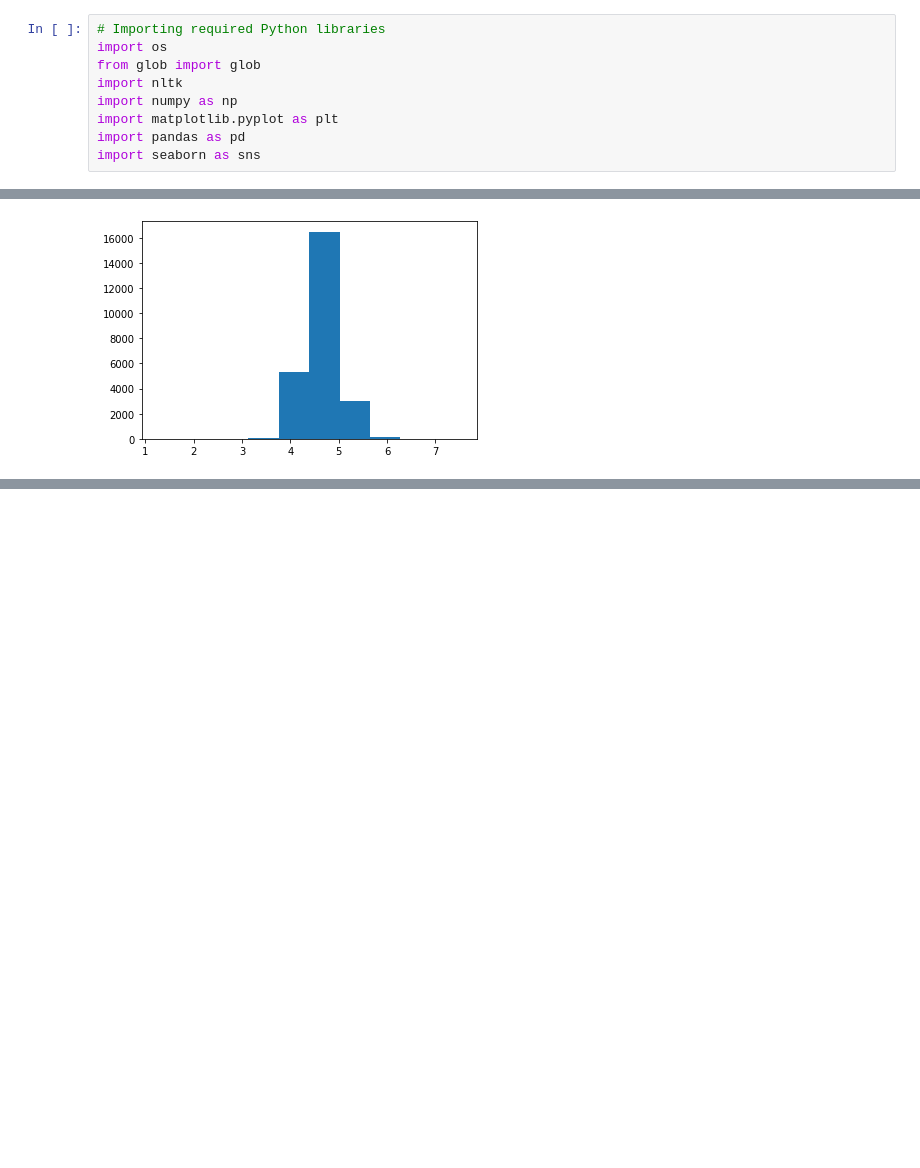
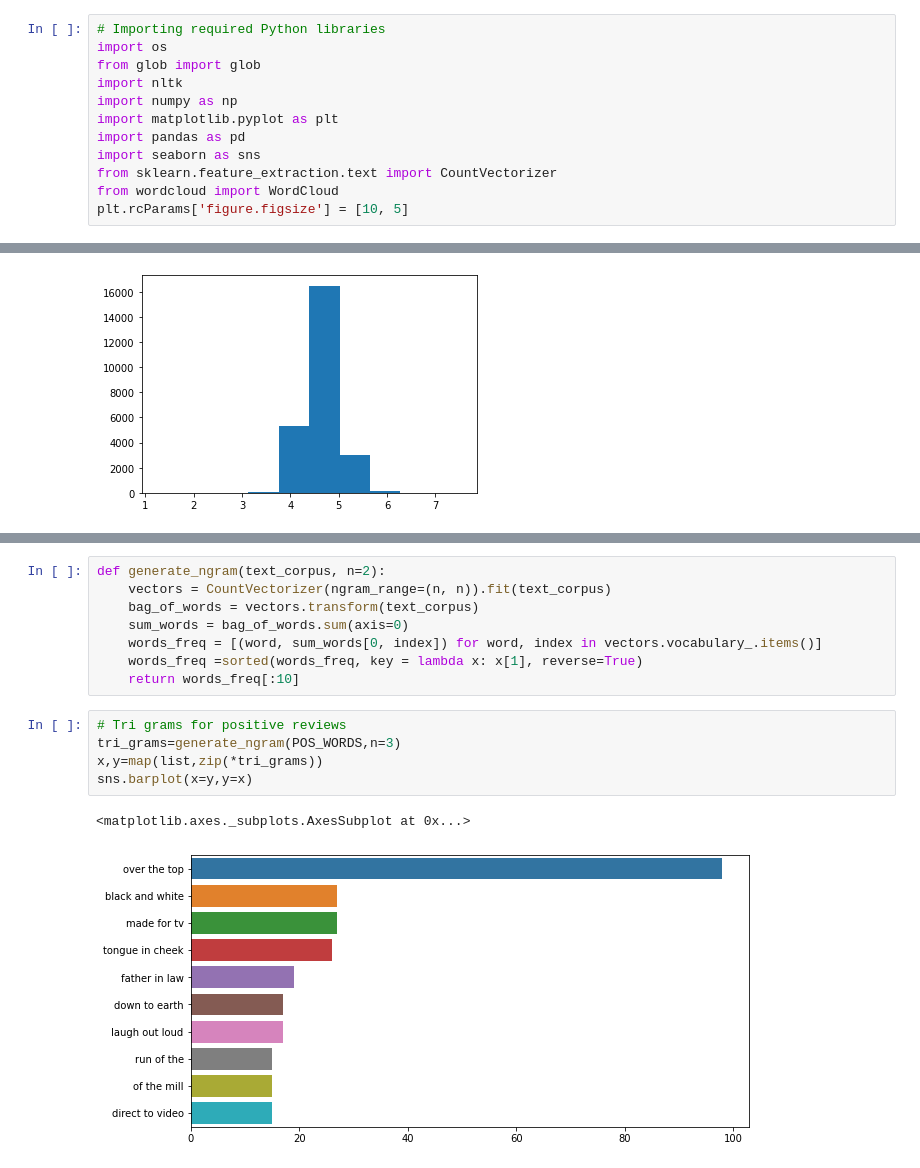
Before and after one commit to adib0073/Educative_SSDS_course, a Jupyter notebook: notebooks/Text_Analytics_Tutorial.ipynb, the cells around one changed output, grey strips where cells are left out. Drawn from its saved outputs; the diff is of its cells as text; blank space fills up the shorter version.

```diff
--- a/notebooks/Text_Analytics_Tutorial.ipynb
+++ b/notebooks/Text_Analytics_Tutorial.ipynb
@@ -11,6 +11,9 @@ import numpy as np
 import matplotlib.pyplot as plt
 import pandas as pd
 import seaborn as sns
+from sklearn.feature_extraction.text import CountVectorizer
+from wordcloud import WordCloud
+plt.rcParams['figure.figsize'] = [10, 5]
 # %% [markdown]
 ### Downloading IMDB moview review dataset
 # %%
@@ -148,0 +268,16 @@ plt.hist(np.array(avg_len_words))
+# %%
+def generate_ngram(text_corpus, n=2):
+    vectors = CountVectorizer(ngram_range=(n, n)).fit(text_corpus)
+    bag_of_words = vectors.transform(text_corpus)
+    sum_words = bag_of_words.sum(axis=0)
+    words_freq = [(word, sum_words[0, index]) for word, index in vectors.vocabulary_.items()]
+    words_freq =sorted(words_freq, key = lambda x: x[1], reverse=True)
+    return words_freq[:10]
+# %%
+# Tri grams for positive reviews
+tri_grams=generate_ngram(POS_WORDS,n=3)
+x,y=map(list,zip(*tri_grams))
+sns.barplot(x=y,y=x)
+# %% [output]
+<matplotlib.axes._subplots.AxesSubplot at 0x...>
+[figure, added]
```
Also changed, not shown: parts of 14 cells of this notebook.
